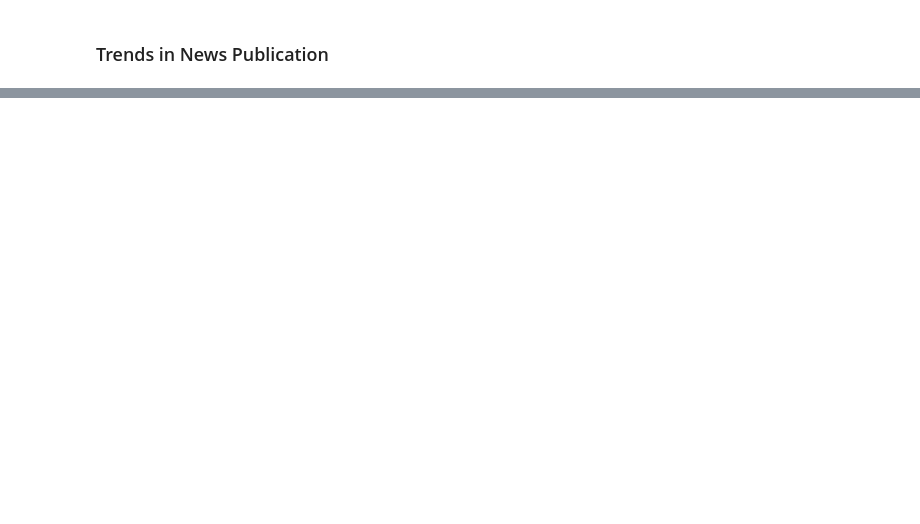
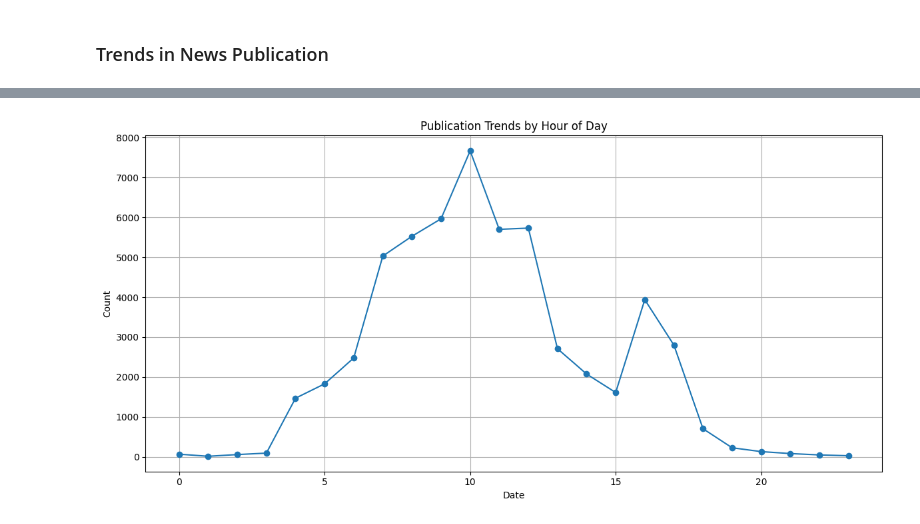
Before and after one commit to Ty-Miki/financial-news-sentiment, a Jupyter notebook: notebooks/EDA.ipynb, the cells around one changed output, grey strips where cells are left out. Saved outputs shown, nothing was run; the diff lists cells and outputs as text; code cells hidden in the pictures; blank space fills up the shorter version.

Commit message:
Performed hourly TSA by extending the TimeSeriesAnalyzer class with a new method, added test for the new method

```diff
--- a/notebooks/EDA.ipynb
+++ b/notebooks/EDA.ipynb
@@ -246,0 +247,4 @@ plotter.plot_time_series(
+# %%
+# Analyze hourly trends in publication counts
+hourly_trends_df = time_series_analyzer.get_publication_counts_per_hour(df=flagged_df, date_col="date")
+hourly_trends_df.head()
@@ -246,0 +259,10 @@ plotter.plot_time_series(
+# %%
+# Use plot generator to visualize hourly trends
+plotter.plot_time_series(
+    df=hourly_trends_df,
+    date_column="hour",
+    value_column="count",
+    title="Publication Trends by Hour of Day",
+)
+# %% [output]
+[figure, added]
```
Also changed, not shown: parts of 12 cells of this notebook, 2 other files.
